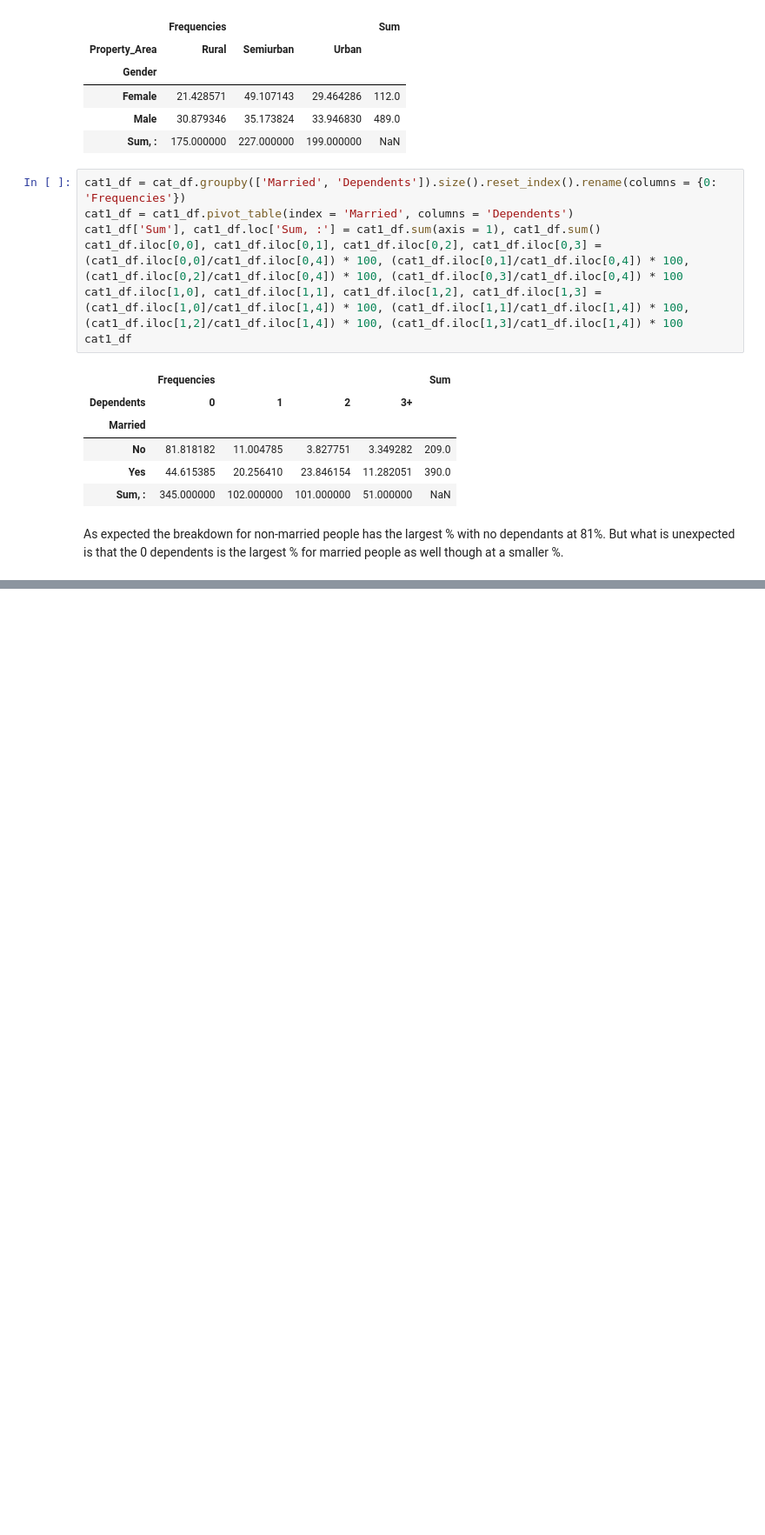
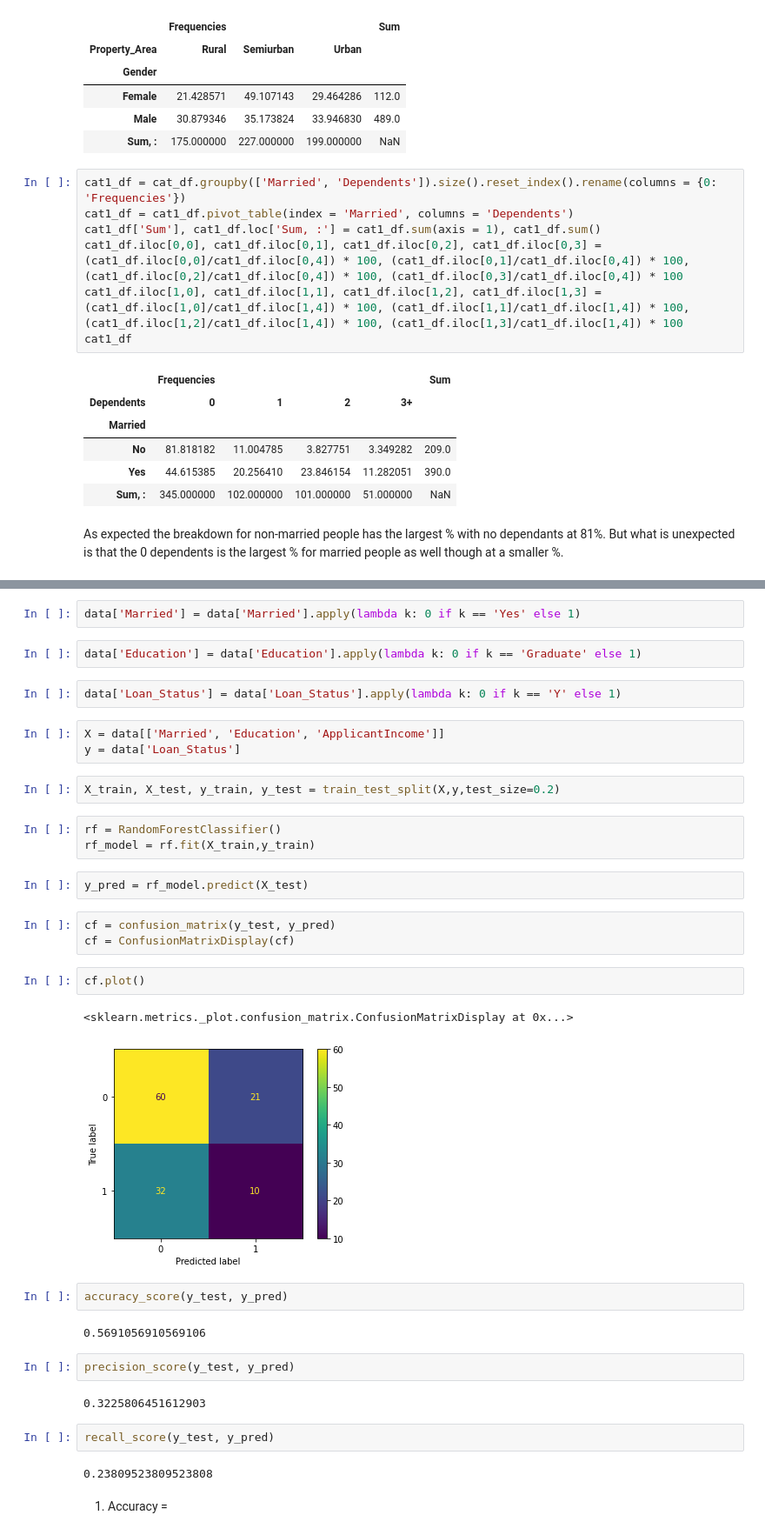
Before and after one commit to AnithaJoslin/test_repo, a Jupyter notebook: Loan Prediction.ipynb, the cells around one changed output, grey strips where cells are left out. Shown: that part at 87% size. Cells and saved outputs as stored; diff of their text form; blank space fills up the shorter version.

```diff
--- a/Loan Prediction.ipynb
+++ b/Loan Prediction.ipynb
@@ -424,0 +435,38 @@ sns.heatmap(num_corr, annot=True)
+# %%
+data['Married'] = data['Married'].apply(lambda k: 0 if k == 'Yes' else 1)
+# %%
+data['Education'] = data['Education'].apply(lambda k: 0 if k == 'Graduate' else 1)
+# %%
+data['Loan_Status'] = data['Loan_Status'].apply(lambda k: 0 if k == 'Y' else 1)
+# %%
+X = data[['Married', 'Education', 'ApplicantIncome']]
+y = data['Loan_Status']
+# %%
+X_train, X_test, y_train, y_test = train_test_split(X,y,test_size=0.2)
+# %%
+rf = RandomForestClassifier()
+rf_model = rf.fit(X_train,y_train)
+# %%
+y_pred = rf_model.predict(X_test)
+# %%
+cf = confusion_matrix(y_test, y_pred)
+cf = ConfusionMatrixDisplay(cf)
+# %%
+cf.plot()
+# %% [output]
+<sklearn.metrics._plot.confusion_matrix.ConfusionMatrixDisplay at 0x...>
+[figure, added]
+# %%
+accuracy_score(y_test, y_pred)
+# %% [output]
+0.5691056910569106
+# %%
+precision_score(y_test, y_pred)
+# %% [output]
+0.3225806451612903
+# %%
+recall_score(y_test, y_pred)
+# %% [output]
+0.23809523809523808
+# %% [markdown]
+1. Accuracy =
```
Also changed, not shown: parts of 10 cells of this notebook.
